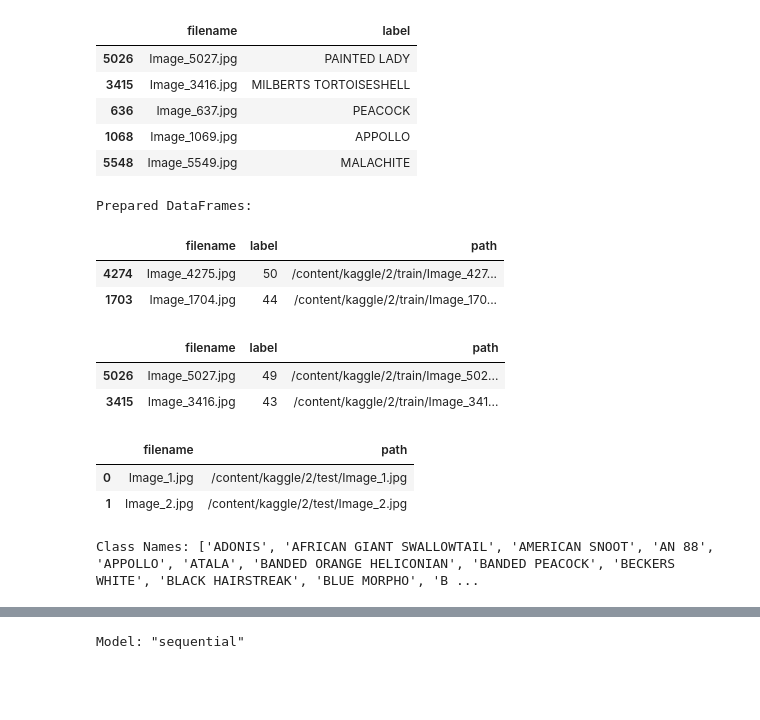
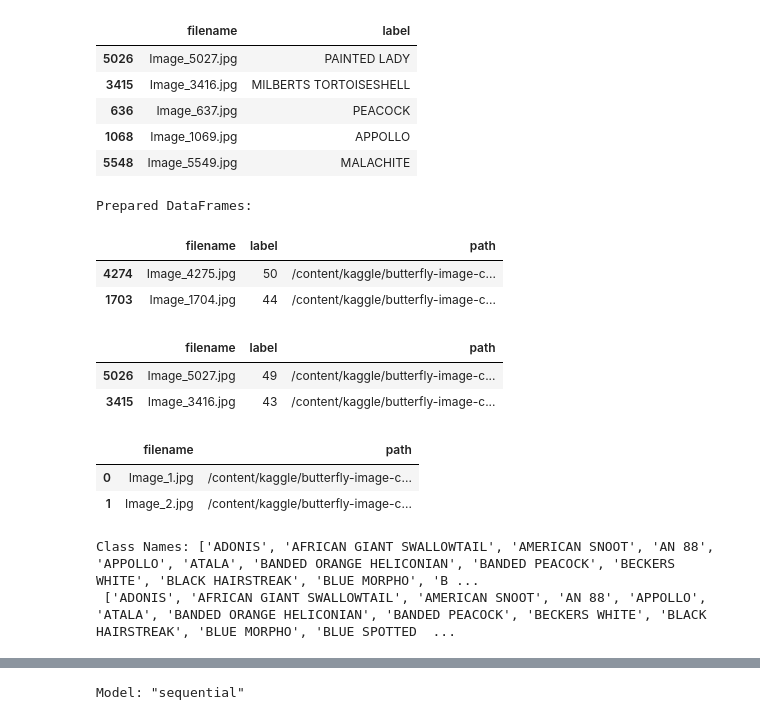
Before and after one commit to dhruvsh1997/AlexNet-Based_Image_Classification, a Jupyter notebook: Notebook/TransferLearningAlexNET.ipynb, the cells around one changed output, grey strips where cells are left out. Drawn from its saved outputs; the diff is of its cells as text; code cells hidden in the pictures; blank space fills up the shorter version.

```diff
--- a/Notebook/TransferLearningAlexNET.ipynb
+++ b/Notebook/TransferLearningAlexNET.ipynb
@@ -88,44 +84,45 @@ def augment(img, label):
 def prepare_df(df):
     # This function is designed for DataFrames with a 'label' column
     class_names = sorted(df['label'].unique())
     lookup = dict(zip(class_names, range(len(class_names))))
     df['label'] = df['label'].map(lookup)
     # Construct the full path for training and validation images
     df['path'] = df['filename'].map(lambda f: os.path.join(base_dir, 'train', f))
     return df, class_names
 
 def prepare_test_df(df):
     # This function is for the test DataFrame which only has 'filename'
     # Construct the full path for test images
     df['path'] = df['filename'].map(lambda f: os.path.join(base_dir, 'test', f))
     # Return only the DataFrame with paths, no labels needed for the test dataset pipeline
     return df
 
 # Apply prepare_df only to train and val DataFrames
 train_df, class_names = prepare_df(train_df)
 val_df, _ = prepare_df(val_df)
 
 # Apply prepare_test_df to the test DataFrame
 test_df = prepare_test_df(test_df)
 
 print("Prepared DataFrames:")
 display(train_df.head(2))
 display(val_df.head(2))
 display(test_df.head(2))
-
-print("\nClass Names:", class_names)
+class_names_og=class_names.copy()
+print("\nClass Names:", class_names, " : \n", class_names_og)
 # %% [output]
 Prepared DataFrames:
 |  | filename | label | path |
-| 4274 | Image_4275.jpg | 50 | /content/kaggle/2/train/Image_427... |
-| 1703 | Image_1704.jpg | 44 | /content/kaggle/2/train/Image_170... |
+| 4274 | Image_4275.jpg | 50 | /content/kaggle/butterfly-image-c... |
+| 1703 | Image_1704.jpg | 44 | /content/kaggle/butterfly-image-c... |
 |  | filename | label | path |
-| 5026 | Image_5027.jpg | 49 | /content/kaggle/2/train/Image_502... |
-| 3415 | Image_3416.jpg | 43 | /content/kaggle/2/train/Image_341... |
+| 5026 | Image_5027.jpg | 49 | /content/kaggle/butterfly-image-c... |
+| 3415 | Image_3416.jpg | 43 | /content/kaggle/butterfly-image-c... |
 |  | filename | path |
-| 0 | Image_1.jpg | /content/kaggle/2/test/Image_1.jpg |
-| 1 | Image_2.jpg | /content/kaggle/2/test/Image_2.jpg |
+| 0 | Image_1.jpg | /content/kaggle/butterfly-image-c... |
+| 1 | Image_2.jpg | /content/kaggle/butterfly-image-c... |
 Class Names: ['ADONIS', 'AFRICAN GIANT SWALLOWTAIL', 'AMERICAN SNOOT', 'AN 88', 'APPOLLO', 'ATALA', 'BANDED ORANGE HELICONIAN', 'BANDED PEACOCK', 'BECKERS WHITE', 'BLACK HAIRSTREAK', 'BLUE MORPHO', 'B ...
+ ['ADONIS', 'AFRICAN GIANT SWALLOWTAIL', 'AMERICAN SNOOT', 'AN 88', 'APPOLLO', 'ATALA', 'BANDED ORANGE HELICONIAN', 'BANDED PEACOCK', 'BECKERS WHITE', 'BLACK HAIRSTREAK', 'BLUE MORPHO', 'BLUE SPOTTED  ...
 # %%
 def make_dataset(df, training=False, include_labels=True):
     paths = df['path'].values
```
Also changed, not shown: parts of 14 cells of this notebook.
